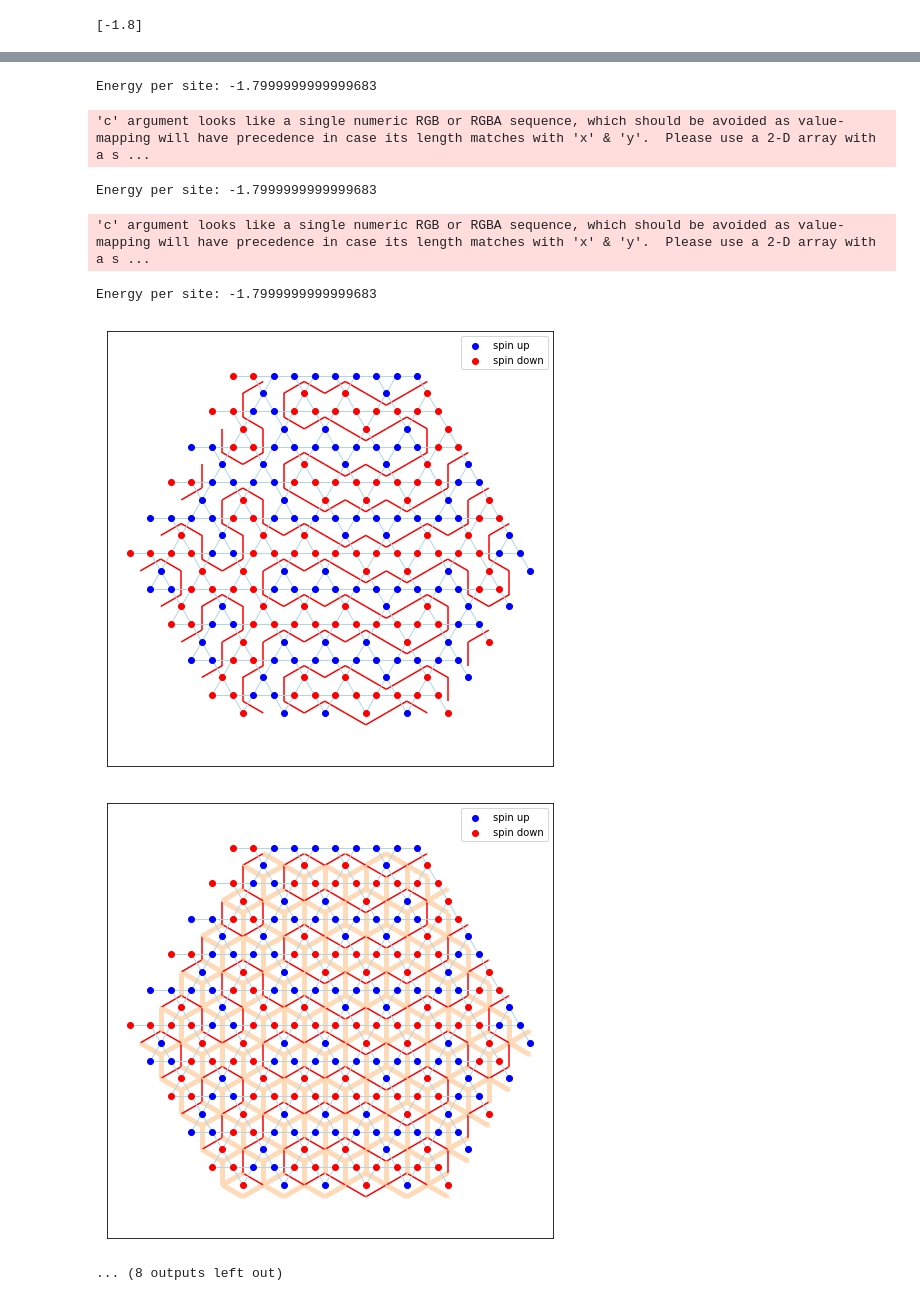
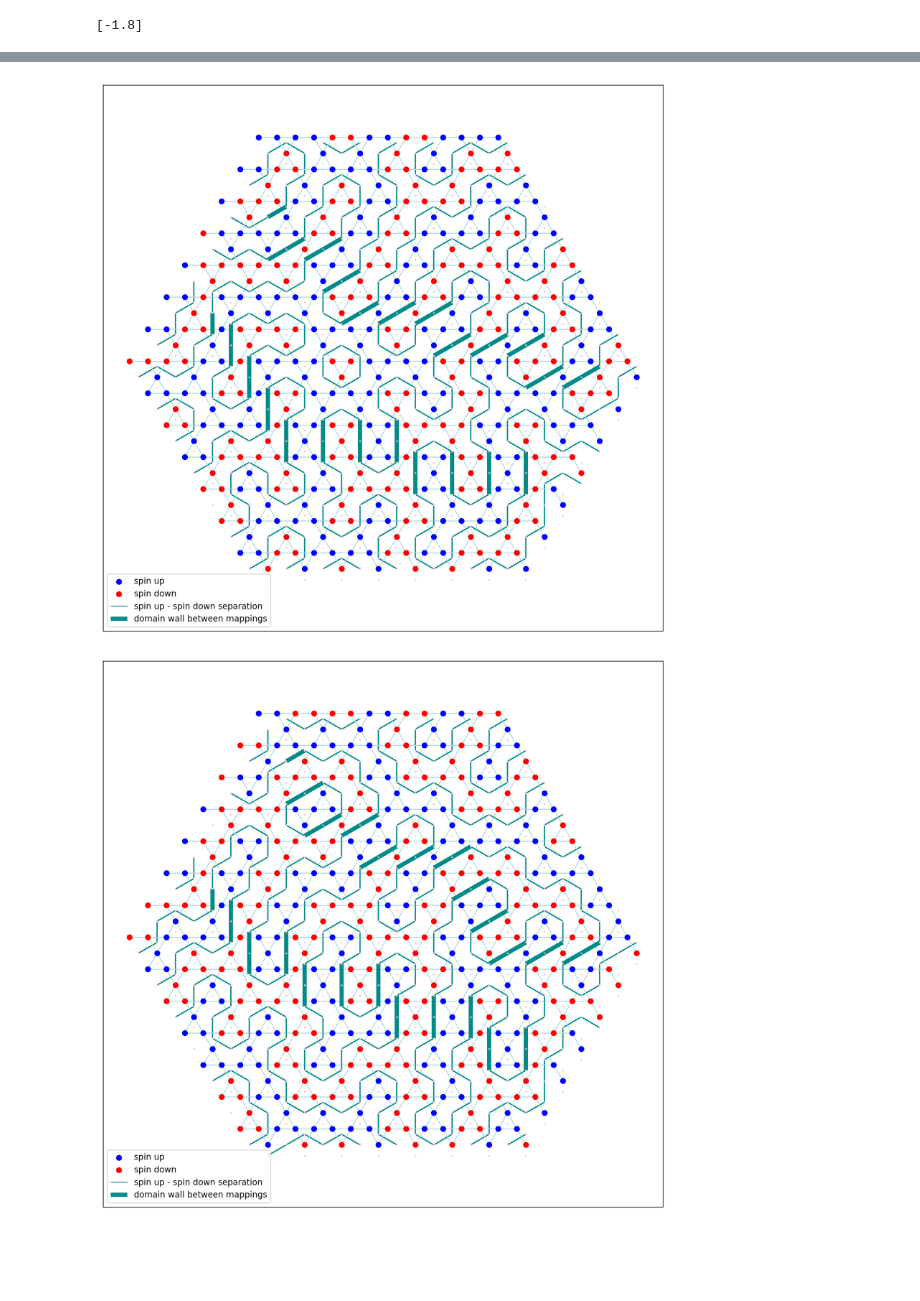
Before and after one commit to jeannecolbois/myopic-dual-worm, a Jupyter notebook: dualworm-kagome/GroundStates/GroundStateAnalysis-Phase8.ipynb, the cells around one changed output, grey strips where cells are left out. Drawn from its saved outputs; the diff is of its cells as text; code cells hidden in the pictures; blank space fills up the shorter version.

```diff
--- a/dualworm-kagome/GroundStates/GroundStateAnalysis-Phase8.ipynb
+++ b/dualworm-kagome/GroundStates/GroundStateAnalysis-Phase8.ipynb
@@ -35,7 +35,7 @@ import matplotlib.pyplot as plt
 import yep
 # %%
 nst = 2048;
-nsm = 32;
+nsm = 16;
 nips = 4;
 nrps = 4;
 nb = 4;
@@ -44,13 +44,13 @@ nt = 128
 nh = 1
 ncores = 4
 nmaxiter = 1
-L =4
+L = 6
 J1 = -0.2
 J2 = 1
 J3 = 1
 h = 0
 notfullstateupdate = True
-stroutput = "Phase8_J1-0.2J21J31_L{0}_tests_1".format(L)#_folder
+stroutput = "Phase8_J1-0.2J21J31_L{0}_tests_10".format(L)#_folder
 # %%
 # Create a folder to save the pictures
 foldername = "./" + stroutput + "_folder/"
@@ -93,3 +100,6 @@ print(ids2walker[0][0,0])
 groundspinstates = groundspinstates[0]
 groundstates = groundstates[0]
 groundcharges = groundcharges[0]
+
+stlen = len(s_ijl)
+domainwalls = obs.dweasyphase(stlen, groundstates[0], [], [], [],[])
@@ -96,10 +108,10 @@ groundcharges = groundcharges[0]
 # %%
-L = L[0]
+
 couplings = {'J1':J1[0], 'J2':J2[0],'J3':J3[0], 'J3st':J3[0]}
-hamiltonian = dw.Hamiltonian(couplings, d_ijl, ijl_d, L)
+hamiltonian = dw.Hamiltonian(couplings, d_ijl, ijl_d, L[0])
 # %%
 #### State analysis
-for i in range(5):
+for i in range(2):
     #state = t_states[0][ids2walker[0][i,0]]
     state = groundstates[i]
     #spinstate = t_spinstates[0][ids2walker[0][i,0]]
@@ -108,22 +120,30 @@ for i in range(5):
     charges = groundcharges[i]
     print("Energy per site:" ,dw.compute_energy(hamiltonian, groundstates[i], len(s_ijl)))
 
-    kdraw.plotstate(0, L, d_ijl, ijl_s, sidlist, didlist, s2_d, [state], [spinstate],
-                    dim_node_color = (1, 1, 0, 0), dim_color =(1, 1, 0, 0), no_dim_color="red",
-                    spin_up_color = 'blue', spin_down_color = 'red')
+    kdraw.plotstate(0, L[0], d_ijl, ijl_s, sidlist, didlist, s2_d, [state], [spinstate],
+                    dim_node_color = "pink", dim_color =np.array([[1, 1, 0, 0]]),
+                    no_dim_color="darkcyan",
+                    spin_up_color = 'blue', spin_down_color = 'red', dimerlinewidth=20)
     #kdraw.plot_honeycomb_chargestate(charges, ijl_c,
     #                                 L,2,c1_color = 'blue', c2_color = 'green',
     #                                 c3_color = 'red', c4_color = 'yellow', uponly=False)
+    domainwalls = obs.dweasyphase(stlen, groundstates[i], [], [], [],[])
+    print(sum(domainwalls))
+    domains = [d for d, dstate in enumerate(state) if dstate ==-1 and domainwalls[d//6]==1]
+    kdraw.plot_dice_dimers([d for d, dstate in enumerate(state) if dstate ==-1], d_ijl, L[0], 2,
+                           color = 'darkcyan', linewidth=1, label='spin up - spin down separation', PBC= False)
+    kdraw.plot_dice_dimers(domains, d_ijl, L[0], 2, color = 'darkcyan', linewidth=5,
+                           label='domain wall between mappings', PBC = False)
     plt.legend()
     plt.savefig("./"+stroutput+"_folder/PlotsResults/GSConfig{0}_redlines.png".format(i))
 
 
-    kdraw.plotstate(0, L, d_ijl, ijl_s, sidlist, didlist, s2_d, [state], [spinstate],
-                    dim_node_color = 'peachpuff', dim_color ='peachpuff', no_dim_color="red",
-                    spin_up_color = 'blue', spin_down_color = 'red')
-    #kdraw.plot_honeycomb_chargestate(charges, ijl_c,
-    #                                 L,2,c1_color = 'blue', c2_color = 'green',
-    #                                 c3_color = 'red', c4_color = 'yellow', uponly=False)
-    plt.legend()
-    plt.savefig("./"+stroutput+"_folder/PlotsResults/GSConfig{0}_redlines+dimers.png".format(i))
+    #kdraw.plotstate(0, L, d_ijl, ijl_s, sidlist, didlist, s2_d, [state], [spinstate],
+    #                dim_node_color = 'peachpuff', dim_color ='peachpuff', no_dim_color="red",
+    #                spin_up_color = 'blue', spin_down_color = 'red')
+    ##kdraw.plot_honeycomb_chargestate(charges, ijl_c,
+    ##                                 L,2,c1_color = 'blue', c2_color = 'green',
+    ##                                 c3_color = 'red', c4_color = 'yellow', uponly=False)
+    #plt.legend()
+    #plt.savefig("./"+stroutput+"_folder/PlotsResults/GSConfig{0}_redlines+dimers.png".format(i))
 # %% [output]
@@ -135,8 +162,2 @@ Energy per site: -1.7999999999999683
-Energy per site: -1.7999999999999683
-'c' argument looks like a single numeric RGB or RGBA sequence, which should be avoided as value-mapping will have precedence in case its length matches with 'x' & 'y'.  Please use a 2-D array with a s ...
-Energy per site: -1.7999999999999683
-'c' argument looks like a single numeric RGB or RGBA sequence, which should be avoided as value-mapping will have precedence in case its length matches with 'x' & 'y'.  Please use a 2-D array with a s ...
-Energy per site: -1.7999999999999683
-[figure, old version]
+[figure, new version]
-[figure, old version]
+[figure, new version]
-... (8 outputs left out)
```
Also changed, not shown: parts of 6 cells of this notebook, 8 other files.
